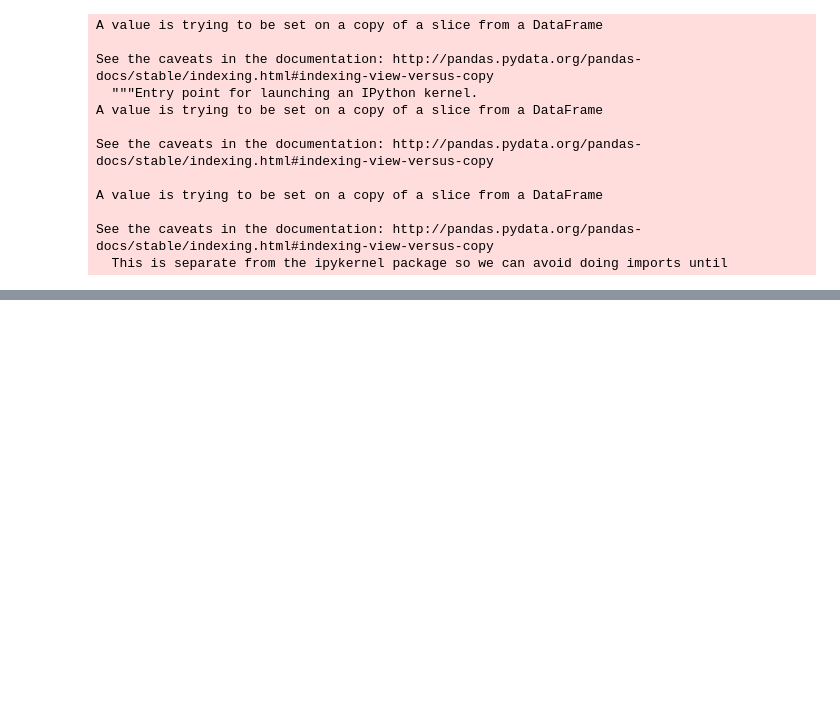
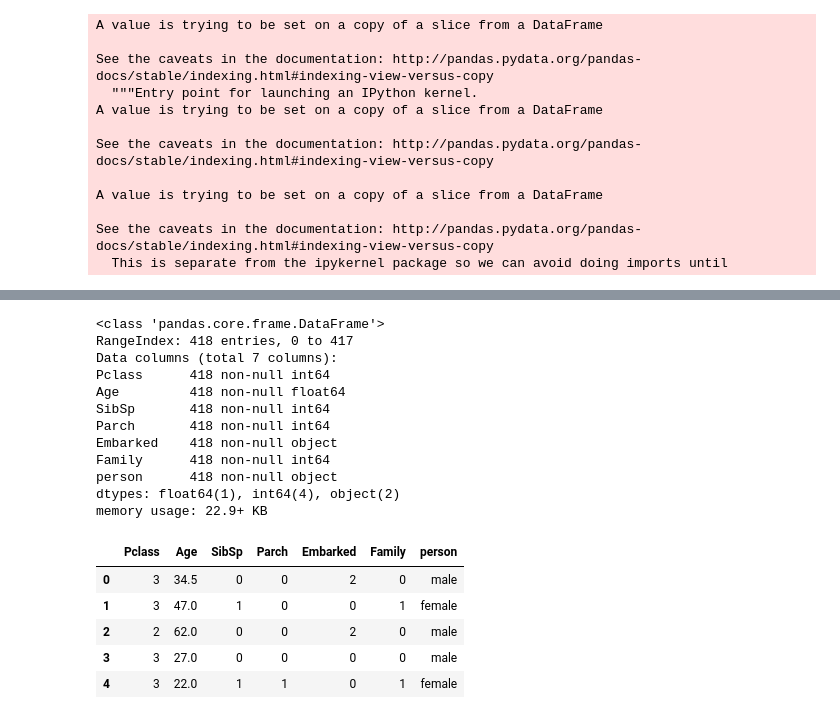
Before and after one commit to innovator-arjun/Titanic-Survival-Prediction, a Jupyter notebook: A Data Science Framework To Achieve 99% Accuracy.ipynb, the cells around one changed output, grey strips where cells are left out. Drawn from its saved outputs; the diff is of its cells as text; code cells hidden in the pictures; blank space fills up the shorter version.

```diff
--- a/A Data Science Framework To Achieve 99% Accuracy.ipynb
+++ b/A Data Science Framework To Achieve 99% Accuracy.ipynb
@@ -472,0 +484,22 @@ te
+# %%
+test.info()
+test.head()
+# %% [output]
+<class 'pandas.core.frame.DataFrame'>
+RangeIndex: 418 entries, 0 to 417
+Data columns (total 7 columns):
+Pclass      418 non-null int64
+Age         418 non-null float64
+SibSp       418 non-null int64
+Parch       418 non-null int64
+Embarked    418 non-null object
+Family      418 non-null int64
+person      418 non-null object
+dtypes: float64(1), int64(4), object(2)
+memory usage: 22.9+ KB
+|  | Pclass | Age | SibSp | Parch | Embarked | Family | person |
+| 0 | 3 | 34.5 | 0 | 0 | 2 | 0 | male |
+| 1 | 3 | 47.0 | 1 | 0 | 0 | 1 | female |
+| 2 | 2 | 62.0 | 0 | 0 | 2 | 0 | male |
+| 3 | 3 | 27.0 | 0 | 0 | 0 | 0 | male |
+| 4 | 3 | 22.0 | 1 | 1 | 0 | 1 | female |
```
Also changed, not shown: parts of 5 cells of this notebook.
